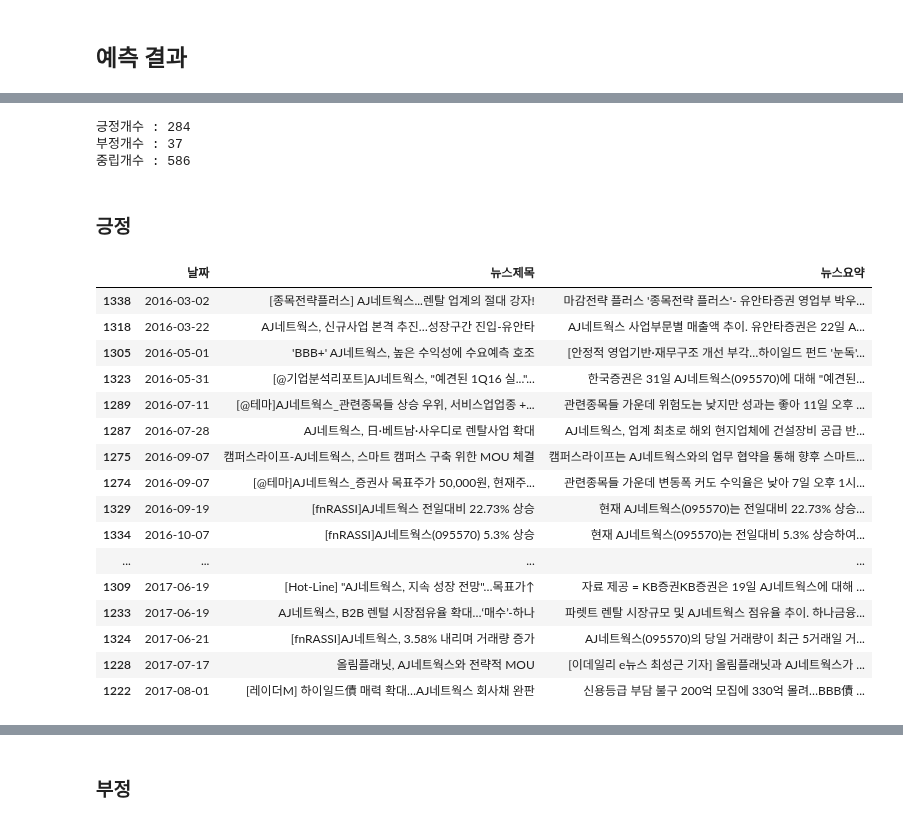
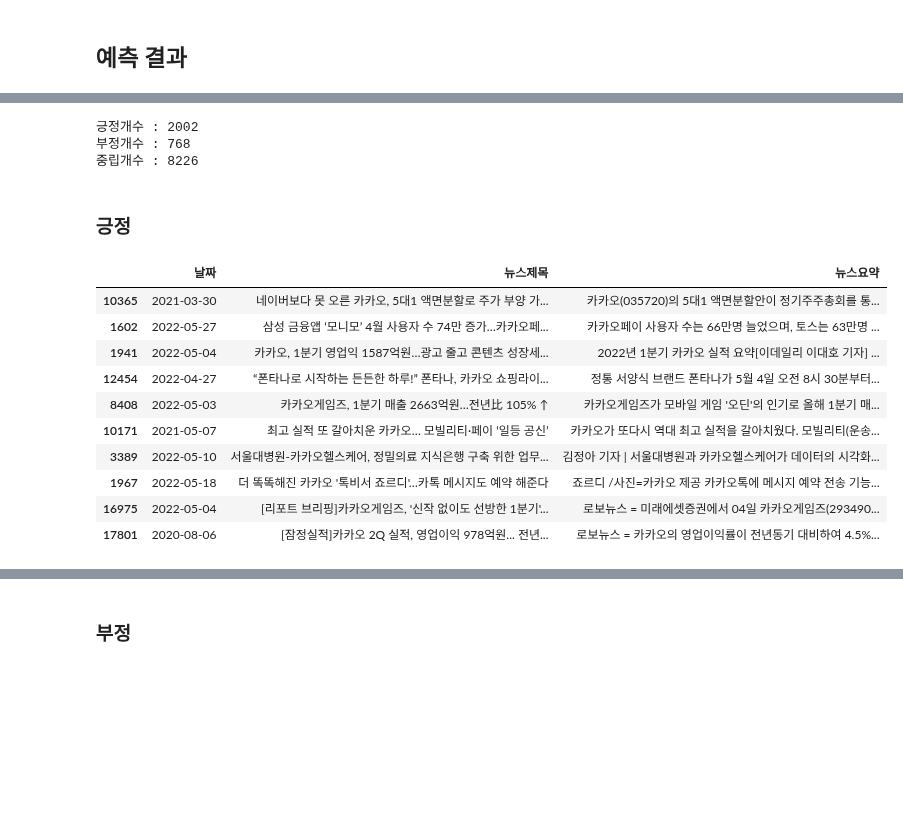
Before and after one commit to 21ckwj/fintech, a Jupyter notebook: 프로젝트6/BERT_finance감성점수모델.ipynb, the cells around one changed output, grey strips where cells are left out. Cells and saved outputs as stored; diff of their text form; code cells hidden in the pictures; blank space fills up the shorter version.

```diff
--- a/프로젝트6/BERT_finance감성점수모델.ipynb
+++ b/프로젝트6/BERT_finance감성점수모델.ipynb
@@ -17,6 +17,8 @@ from sklearn.model_selection import train_test_split
 from sklearn.metrics import accuracy_score, f1_score, precision_score, recall_score, \
                             roc_auc_score, confusion_matrix, classification_report, \
                             matthews_corrcoef, cohen_kappa_score, log_loss
+# %%
+pd.set_option('display.max_colwidth',70)
 # %%
 # urllib.request.urlretrieve("https://raw.githubusercontent.com/ukairia777/finance_sentiment_corpus/main/finance_data.csv", filename="./data/finance_data.csv")
 # %%
@@ -64,4 +66,6 @@ data.sample(30)
 # %%
+data = pd.read_csv('./data/finance_data.csv')
+print('총 샘플의 수 :',len(data))
 data = data.drop(columns=['sentence'])
 data.head()
 # %% [output]
@@ -355,36 +360,36 @@ Some weights of the PyTorch model were not used when initializing the TF 2.0 mod
 Some weights or buffers of the TF 2.0 model TFBertForSequenceClassification were not initialized from the PyTorch model and are newly initialized: ['classifier.weight', 'classifier.bias']
 You should probably TRAIN this model on a down-stream task to be able to use it for predictions and inference.
 # %%
-MAX_SEQ_LEN = 64
+MAX_SEQ_LEN = 128
 def text_data(X_data):
     # BERT 입력으로 들어가는 token, mask, segment, target 저장용 리스트
-    tokens, masks, segments, targets = [], [], [], []
+    input_ids, attention_masks, token_type_ids, targets = [], [], [], []
 
     for X in tqdm(X_data):
-        # token: 입력 문장 토큰화
-        token = tokenizer.encode(X, truncation = True, padding = 'max_length', max_length = MAX_SEQ_LEN)
+        # input_id: 워드 임베딩을 위한 문장의 정수 인코딩
+        input_id = tokenizer.encode(X, truncation = True, padding = 'max_length', max_length = MAX_SEQ_LEN)
 
-        # Mask: 토큰화한 문장 내 패딩이 아닌 경우 1, 패딩인 경우 0으로 초기화
+        # attention_mask: 실제 단어가 위치하면 1, 패딩의 위치에는 0인 시퀀스
         num_zeros = token.count(0)
-        mask = [1] * (MAX_SEQ_LEN - num_zeros) + [0] * num_zeros
+        attention_masks = [1] * (MAX_SEQ_LEN - num_zeros) + [0] * num_zeros
 
-        # segment: 문장 전후관계 구분: 오직 한 문장이므로 모두 0으로 초기화
-        segment = [0]*MAX_SEQ_LEN
+        # token_type_id: segment인코딩(오직 한 문장이므로 모두 0으로 초기화)
+        token_type_id = [0]*MAX_SEQ_LEN
 
-        tokens.append(token)
+        input_ids.append(token)
         masks.append(mask)
-        segments.append(segment)
+        segments.append(token_type_id)
 
 
     # numpy array로 저장
-    tokens = np.array(tokens)
-    masks = np.array(masks)
+    input_ids = np.array(input_id)
+    attention_masks = np.array(attention_mask)
     segments = np.array(segments)
 
 
-    return [tokens, masks, segments]
+    return [input_ids, attention_masks, token_type_ids]
 # %%
-df_n = pd.read_csv('./data/개별기업뉴스_전처리/AJ네트웍스.csv',index_col=0)
+df_n = pd.read_csv('./data/개별기업뉴스_전처리/카카오.csv',index_col=0)
 df_n.head()
 # %% [output]
 |  | 날짜 | 뉴스제목 | 뉴스요약 |
@@ -452,31 +441,25 @@ print('긍정개수 :', sum(predicted_label ==1))
 print('부정개수 :', sum(predicted_label ==2))
 print('중립개수 :', sum(predicted_label ==0))
 # %% [output]
-긍정개수 : 284
-부정개수 : 37
-중립개수 : 586
+긍정개수 : 2002
+부정개수 : 768
+중립개수 : 8226
 # %% [markdown]
 ### 긍정
 # %%
-df_n.iloc[pos_idx][:30]
+df_n.iloc[pos_idx].sample(10)
 # %% [output]
 |  | 날짜 | 뉴스제목 | 뉴스요약 |
-| 1338 | 2016-03-02 | [종목전략플러스] AJ네트웍스...렌탈 업계의 절대 강자! | 마감전략 플러스 '종목전략 플러스'- 유안타증권 영업부 박우... |
-| 1318 | 2016-03-22 | AJ네트웍스, 신규사업 본격 추진…성장구간 진입-유안타 | AJ네트웍스 사업부문별 매출액 추이. 유안타증권은 22일 A... |
-| 1305 | 2016-05-01 | 'BBB+' AJ네트웍스, 높은 수익성에 수요예측 호조 | [안정적 영업기반·재무구조 개선 부각…하이일드 펀드 '눈독'... |
-| 1323 | 2016-05-31 | [@기업분석리포트]AJ네트웍스, "예견된 1Q16 실..."... | 한국증권은 31일 AJ네트웍스(095570)에 대해 "예견된... |
-| 1289 | 2016-07-11 | [@테마]AJ네트웍스_관련종목들 상승 우위, 서비스업업종 +... | 관련종목들 가운데 위험도는 낮지만 성과는 좋아 11일 오후 ... |
-| 1287 | 2016-07-28 | AJ네트웍스, 日·베트남·사우디로 렌탈사업 확대 | AJ네트웍스, 업계 최초로 해외 현지업체에 건설장비 공급 반... |
-| 1275 | 2016-09-07 | 캠퍼스라이프-AJ네트웍스, 스마트 캠퍼스 구축 위한 MOU 체결 | 캠퍼스라이프는 AJ네트웍스와의 업무 협약을 통해 향후 스마트... |
-| 1274 | 2016-09-07 | [@테마]AJ네트웍스_증권사 목표주가 50,000원, 현재주... | 관련종목들 가운데 변동폭 커도 수익율은 낮아 7일 오후 1시... |
-| 1329 | 2016-09-19 | [fnRASSI]AJ네트웍스 전일대비 22.73% 상승 | 현재 AJ네트웍스(095570)는 전일대비 22.73% 상승... |
-| 1334 | 2016-10-07 | [fnRASSI]AJ네트웍스(095570) 5.3% 상승 | 현재 AJ네트웍스(095570)는 전일대비 5.3% 상승하여... |
-| ... | ... | ... | ... |
-| 1309 | 2017-06-19 | [Hot-Line] "AJ네트웍스, 지속 성장 전망"…목표가↑ | 자료 제공 = KB증권KB증권은 19일 AJ네트웍스에 대해 ... |
-| 1233 | 2017-06-19 | AJ네트웍스, B2B 렌털 시장점유율 확대…‘매수’-하나 | 파렛트 렌탈 시장규모 및 AJ네트웍스 점유율 추이. 하나금융... |
-| 1324 | 2017-06-21 | [fnRASSI]AJ네트웍스, 3.58% 내리며 거래량 증가 | AJ네트웍스(095570)의 당일 거래량이 최근 5거래일 거... |
-| 1228 | 2017-07-17 | 올림플래닛, AJ네트웍스와 전략적 MOU | [이데일리 e뉴스 최성근 기자] 올림플래닛과 AJ네트웍스가 ... |
-| 1222 | 2017-08-01 | [레이더M] 하이일드債 매력 확대…AJ네트웍스 회사채 완판 | 신용등급 부담 불구 200억 모집에 330억 몰려…BBB債 ... |
+| 10365 | 2021-03-30 | 네이버보다 못 오른 카카오, 5대1 액면분할로 주가 부양 가... | 카카오(035720)의 5대1 액면분할안이 정기주주총회를 통... |
+| 1602 | 2022-05-27 | 삼성 금융앱 ‘모니모’ 4월 사용자 수 74만 증가…카카오페... | 카카오페이 사용자 수는 66만명 늘었으며, 토스는 63만명 ... |
+| 1941 | 2022-05-04 | 카카오, 1분기 영업익 1587억원…광고 줄고 콘텐츠 성장세... | 2022년 1분기 카카오 실적 요약[이데일리 이대호 기자] ... |
+| 12454 | 2022-04-27 | “폰타나로 시작하는 든든한 하루!” 폰타나, 카카오 쇼핑라이... | 정통 서양식 브랜드 폰타나가 5월 4일 오전 8시 30분부터... |
+| 8408 | 2022-05-03 | 카카오게임즈, 1분기 매출 2663억원…전년比 105% ↑ | 카카오게임즈가 모바일 게임 '오딘'의 인기로 올해 1분기 매... |
+| 10171 | 2021-05-07 | 최고 실적 또 갈아치운 카카오… 모빌리티·페이 ‘일등 공신’ | 카카오가 또다시 역대 최고 실적을 갈아치웠다. 모빌리티(운송... |
+| 3389 | 2022-05-10 | 서울대병원-카카오헬스케어, 정밀의료 지식은행 구축 위한 업무... | 김정아 기자 | 서울대병원과 카카오헬스케어가 데이터의 시각화... |
+| 1967 | 2022-05-18 | 더 똑똑해진 카카오 '톡비서 죠르디'…카톡 메시지도 예약 해준다 | 죠르디 /사진=카카오 제공 카카오톡에 메시지 예약 전송 기능... |
+| 16975 | 2022-05-04 | [리포트 브리핑]카카오게임즈, '신작 없이도 선방한 1분기'... | 로보뉴스 = 미래에셋증권에서 04일 카카오게임즈(293490... |
+| 17801 | 2020-08-06 | [잠정실적]카카오 2Q 실적, 영업이익 978억원... 전년... | 로보뉴스 = 카카오의 영업이익률이 전년동기 대비하여 4.5%... |
 # %%
 df_n.iloc[pos_idx].sort_values(by='날짜',ascending=False)
 # %% [output]
```
Also changed, not shown: parts of 26 cells of this notebook, 29 other files.
